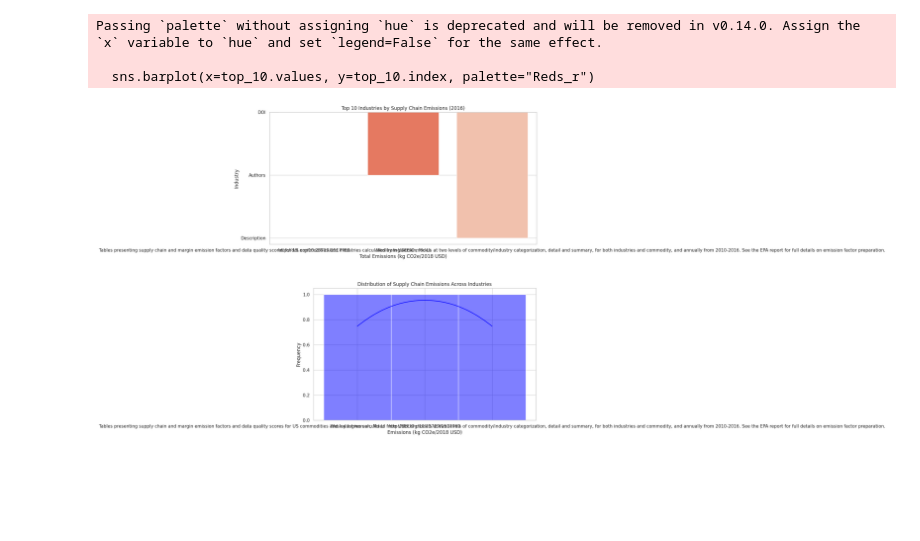
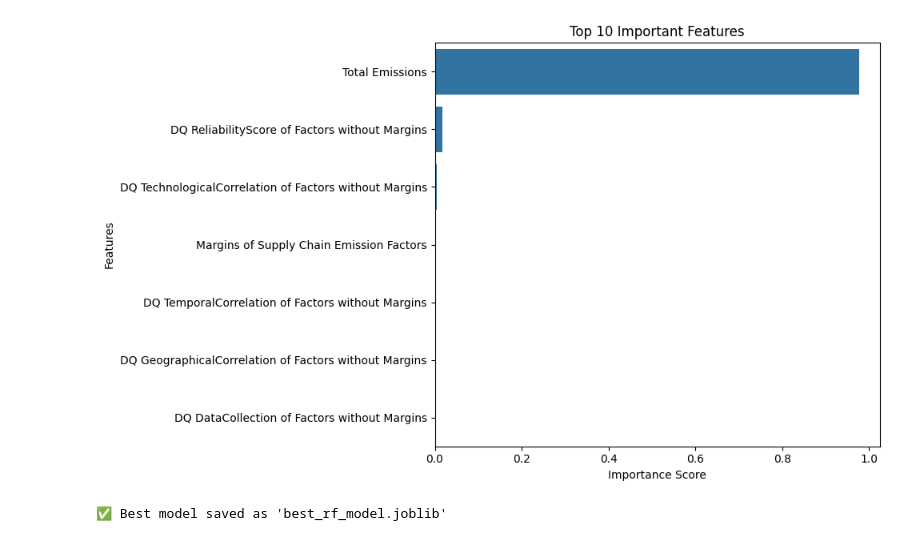
Before and after one commit to Uttamkumar-hub/greenhousegasemmison, a Jupyter notebook: greenhousegasemmison.ipynb, the cells around one changed output. Cells and saved outputs as stored; diff of their text form; code cells hidden in the pictures; blank space fills up the shorter version.

```diff
--- a/greenhousegasemmison.ipynb
+++ b/greenhousegasemmison.ipynb
@@ -11,0 +20,3 @@ df = pd.read_excel("/content/drive/MyDrive/SupplyChainEmissionFactorsforUSIndust
+# %%
+# Step 2: Clean the column names (strip extra whitespace and hidden characters)
+df.columns = df.columns.str.strip().str.replace('\u200b', '', regex=False)
@@ -34,0 +97,12 @@ Name: Supply Chain GHG Emission Factors for US Commodities and Industries, dtype
+# %%
+#   Split into training and testing
+X_train, X_test, y_train, y_test = train_test_split(X, y, test_size=0.2, random_state=42)
+# %%
+#   Train models
+lr_model = LinearRegression()
+dt_model = DecisionTreeRegressor(random_state=42)
+rf_model = RandomForestRegressor(random_state=42)
+
+lr_model.fit(X_train, y_train)
+dt_model.fit(X_train, y_train)
+rf_model.fit(X_train, y_train)
@@ -34,0 +144,13 @@ Name: Supply Chain GHG Emission Factors for US Commodities and Industries, dtype
+# %%
+# Hyperparameter tuning with GridSearchCV (Random Forest)
+param_grid = {
+    'n_estimators': [50, 100, 150],
+    'max_depth': [None, 5, 10],
+    'min_samples_split': [2, 5],
+}
+
+grid_search = GridSearchCV(RandomForestRegressor(random_state=42), param_grid, cv=3, scoring='neg_mean_squared_error', n_jobs=-1)
+grid_search.fit(X_train, y_train)
+
+best_rf = grid_search.best_estimator_
+print("Best Parameters for Random Forest:", grid_search.best_params_)
@@ -35,28 +179,20 @@ Name: Supply Chain GHG Emission Factors for US Commodities and Industries, dtype
 # %%
-# Bar Chart
-sns.set(style="whitegrid")
-plt.figure(figsize=(12, 6))
-sns.barplot(x=top_10.values, y=top_10.index, palette="Reds_r")
-plt.title("Top 10 Industries by Supply Chain Emissions (2016)")
-plt.xlabel("Total Emissions (kg CO2e/2018 USD)")
-plt.ylabel("Industry")
+# Feature importance
+importances = pd.Series(best_rf.feature_importances_, index=X.columns)
+top_features = importances.sort_values(ascending=False)
+
+plt.figure(figsize=(10, 6))
+sns.barplot(x=top_features.values[:10], y=top_features.index[:10])
+plt.title("Top 10 Important Features")
+plt.xlabel("Importance Score")
+plt.ylabel("Features")
 plt.tight_layout()
-plt.savefig("top_10_industries_emissions.png")
 plt.show()
 # %% [output]
-Passing `palette` without assigning `hue` is deprecated and will be removed in v0.14.0. Assign the `x` variable to `hue` and set `legend=False` for the same effect.
-
-  sns.barplot(x=top_10.values, y=top_10.index, palette="Reds_r")
-[figure, old version]
+[figure, new version]
-# %%
-# Histogram of emission distribution
-plt.figure(figsize=(10, 6))
-sns.histplot(industry_emissions, bins=30, kde=True, color='blue')
-plt.title("Distribution of Supply Chain Emissions Across Industries")
-plt.xlabel("Emissions (kg CO2e/2018 USD)")
-plt.ylabel("Frequency")
-plt.tight_layout()
-plt.savefig("emission_distribution_histogram.png")
-plt.show()
-# %% [output]
-[figure, removed]
+# %%
+#  Save the best model
+joblib.dump(best_rf, "best_rf_model.joblib")
+print("✅ Best model saved as 'best_rf_model.joblib'")
+# %% [output]
+✅ Best model saved as 'best_rf_model.joblib'
```
Also changed, not shown: parts of 18 cells of this notebook.
